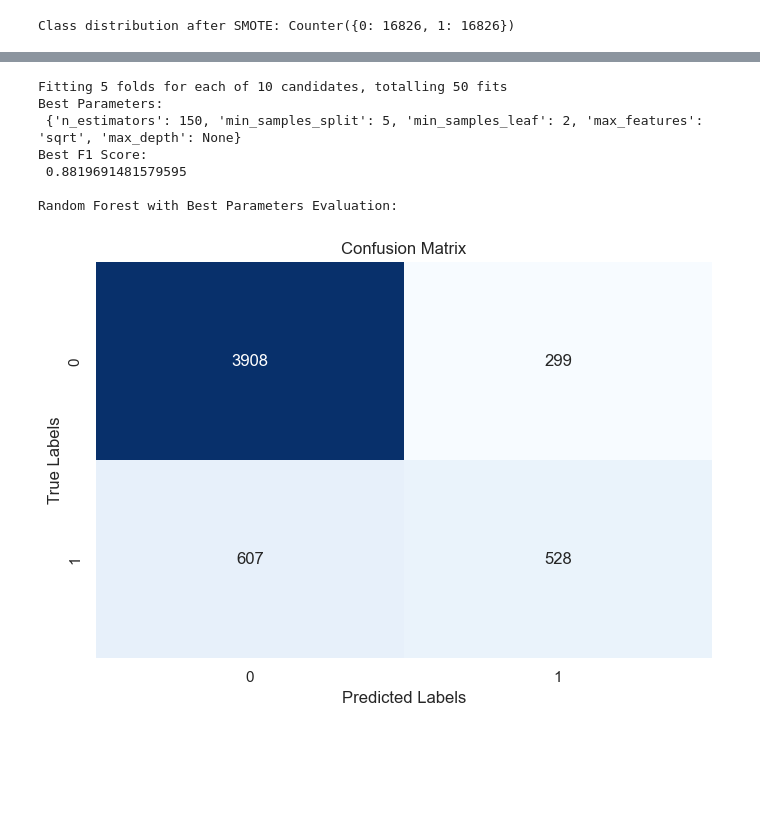
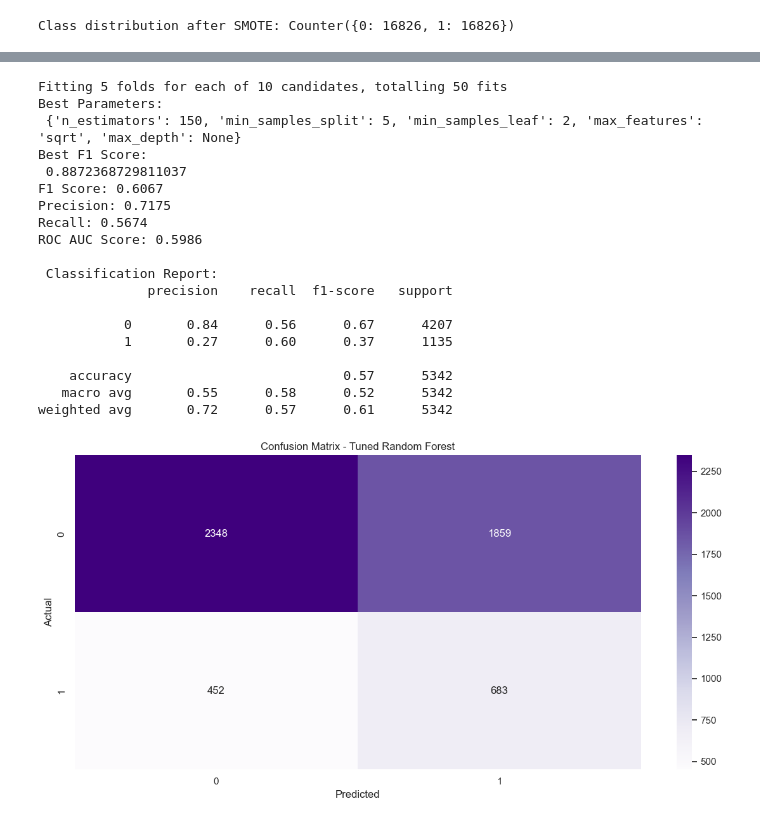
Before and after one commit to Machinga1234/DSC-PHASE-3-GROUP-2-, a Jupyter notebook: H1N1_vaccine_prediction (1).ipynb, the cells around one changed output, grey strips where cells are left out. Saved outputs shown, nothing was run; the diff lists cells and outputs as text; code cells hidden in the pictures; blank space fills up the shorter version.

```diff
--- a/H1N1_vaccine_prediction (1).ipynb
+++ b/H1N1_vaccine_prediction (1).ipynb
@@ -571,7 +571,7 @@ y_train = y_train.astype(int)
 # %%
 # Apply smote to the y_train  to handle the imbalance
 smote = SMOTE(random_state=42)
-X_train_res, y_train_res = smote.fit_resample(X_train_scaled, y_train)
+X_train_res, y_train_res = smote.fit_resample(X_train, y_train)
 # %%
 # check the class distribution of the smote
 print(f"Class distribution after SMOTE: {Counter(y_train_res)}")
@@ -640,0 +582,4 @@ Logistic Regression Evaluation:
+# %%
+scaler = StandardScaler()
+X_train_scaled = scaler.fit_transform(X_train_res)
+X_test_scaled = scaler.transform(X_test)
@@ -640,0 +589,4 @@ Logistic Regression Evaluation:
+# %%
+#  logistics
+log_model = LogisticRegression(random_state=42, max_iter=1000)
+log_model.fit(X_train_scaled, y_train_res)
@@ -641,7 +669,6 @@ Logistic Regression Evaluation:
 # %%
 # random forest
-rf1 = RandomForestClassifier(random_state=42)
-print("Random Forest Evaluation:")
-rf1_metrics_df = evaluate_model(rf1, X_train_res, y_train_res, X_test_scaled, y_test)
-rf1_metrics_df
+random_model = RandomForestClassifier(random_state=42, n_estimators=100, max_depth=None)
+#print("Random Forest Evaluation:")
+random_model.fit(X_train_res, y_train_res)
 # %% [output]
@@ -661,36 +753,70 @@ param_dist = {
 
 # Initialize Random Forest Classifier
 rf = RandomForestClassifier(random_state=42)
 
 # Initialize and perform Randomized Search
 random_search = RandomizedSearchCV(
     estimator=rf,
     param_distributions=param_dist,
     n_iter=10,
     cv=5,
     scoring='f1_weighted',
     n_jobs=-1,
     verbose=2,
     random_state=42
 )
 random_search.fit(X_train_res, y_train_res)
 
 # Print best parameters and score
 print("Best Parameters:\n", random_search.best_params_)
 print("Best F1 Score:\n", random_search.best_score_)
 
 # Get and evaluate the best Random Forest model
 tuned_rf = random_search.best_estimator_
+# Predict on test set
+y_pred_tuned = tuned_rf.predict(X_test_scaled)
+y_probs_tuned = tuned_rf.predict_proba(X_test_scaled)[:, 1]
 
-print("\nRandom Forest with Best Parameters Evaluation:")
-tuned_rf_metrics_df = evaluate_model(tuned_rf, X_train_res, y_train_res, X_test_scaled, y_test)
-tuned_rf_metrics_df
+#  Metrics
+f1 = f1_score(y_test, y_pred_tuned, average='weighted')
+precision = precision_score(y_test, y_pred_tuned, average='weighted')
+recall = recall_score(y_test, y_pred_tuned, average='weighted')
+roc_auc = roc_auc_score(y_test, y_probs_tuned)
+# Tuned Random Forest Evaluation
+print("F1 Score:", round(f1, 4))
+print("Precision:", round(precision, 4))
+print("Recall:", round(recall, 4))
+print("ROC AUC Score:", round(roc_auc, 4))
+
+print("\n Classification Report:")
+print(classification_report(y_test, y_pred_tuned))
+# plot a confusion matrix
+cm_tuned = confusion_matrix(y_test, y_pred_tuned)
+plt.figure(figsize=(12, 6))
+sns.heatmap(cm_tuned, annot=True, fmt='d', cmap='Purples')
+plt.xlabel("Predicted")
+plt.ylabel("Actual")
+plt.title("Confusion Matrix - Tuned Random Forest")
+plt.tight_layout()
+plt.show()
 # %% [output]
 Fitting 5 folds for each of 10 candidates, totalling 50 fits
 Best Parameters:
  {'n_estimators': 150, 'min_samples_split': 5, 'min_samples_leaf': 2, 'max_features': 'sqrt', 'max_depth': None}
 Best F1 Score:
- 0.8819691481579595
+ 0.8872368729811037
+F1 Score: 0.6067
+Precision: 0.7175
+Recall: 0.5674
+ROC AUC Score: 0.5986
 
-Random Forest with Best Parameters Evaluation:
+ Classification Report:
+              precision    recall  f1-score   support
+
+           0       0.84      0.56      0.67      4207
+           1       0.27      0.60      0.37      1135
+
+    accuracy                           0.57      5342
+   macro avg       0.55      0.58      0.52      5342
+weighted avg       0.72      0.57      0.61      5342
-[figure, old version]
+[figure, new version]
```
Also changed, not shown: parts of 35 cells of this notebook.
